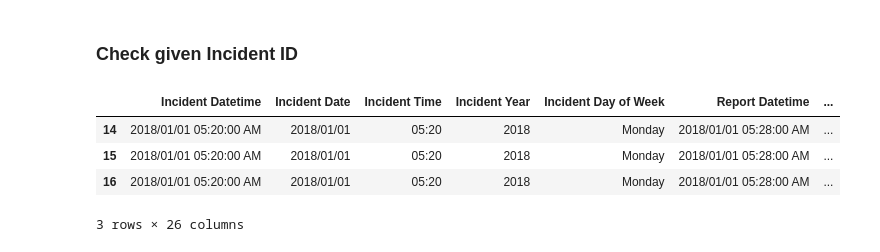
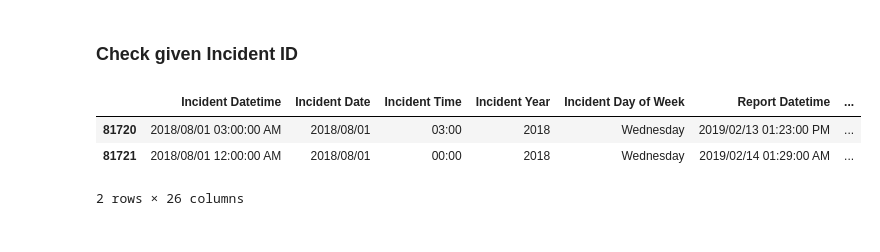
Before and after one commit to pattyjula/pondering-police-data, a Jupyter notebook: 00-data-cleanse-example/duplicates_find.ipynb, the cells around one changed output. Drawn from its saved outputs; the diff is of its cells as text; code cells hidden in the pictures.

```diff
--- a/00-data-cleanse-example/duplicates_find.ipynb
+++ b/00-data-cleanse-example/duplicates_find.ipynb
@@ -91,10 +91,9 @@ dupe_df.sort_values(by=[fl_incid])
 ### Check given Incident ID
 # %%
 # Create query
-dupe_df.loc[dupe_df['Incident ID'] == 618910]
+dupe_df.loc[dupe_df['Incident Number'] == 196031692]
 # %% [output]
 |  | Incident Datetime | Incident Date | Incident Time | Incident Year | Incident Day of Week | Report Datetime | ... |
-| 14 | 2018/01/01 05:20:00 AM | 2018/01/01 | 05:20 | 2018 | Monday | 2018/01/01 05:28:00 AM | ... |
-| 15 | 2018/01/01 05:20:00 AM | 2018/01/01 | 05:20 | 2018 | Monday | 2018/01/01 05:28:00 AM | ... |
-| 16 | 2018/01/01 05:20:00 AM | 2018/01/01 | 05:20 | 2018 | Monday | 2018/01/01 05:28:00 AM | ... |
+| 81720 | 2018/08/01 03:00:00 AM | 2018/08/01 | 03:00 | 2018 | Wednesday | 2019/02/13 01:23:00 PM | ... |
+| 81721 | 2018/08/01 12:00:00 AM | 2018/08/01 | 00:00 | 2018 | Wednesday | 2019/02/14 01:29:00 AM | ... |
-3 rows × 26 columns
+2 rows × 26 columns
```
Also changed, not shown: parts of 4 cells of this notebook, 3 other files.
